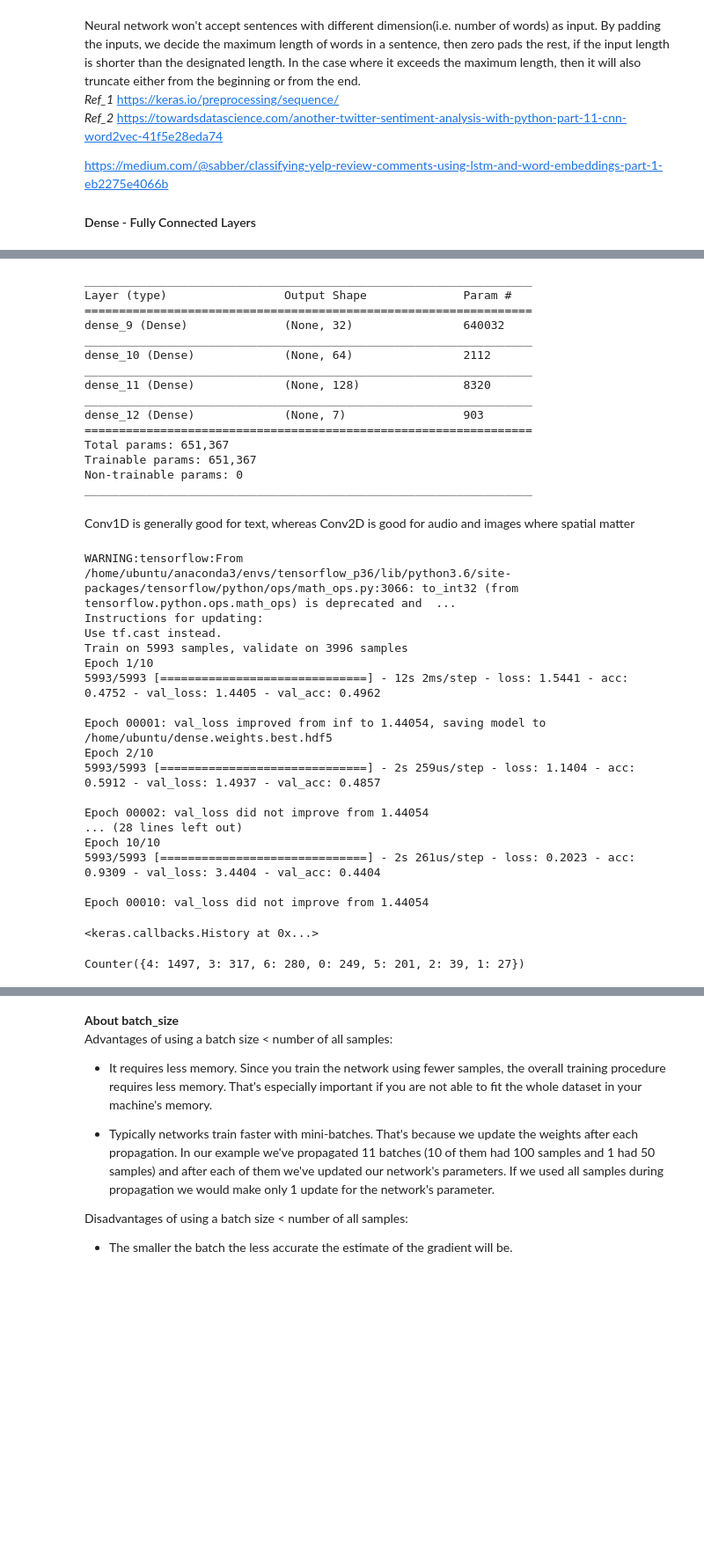
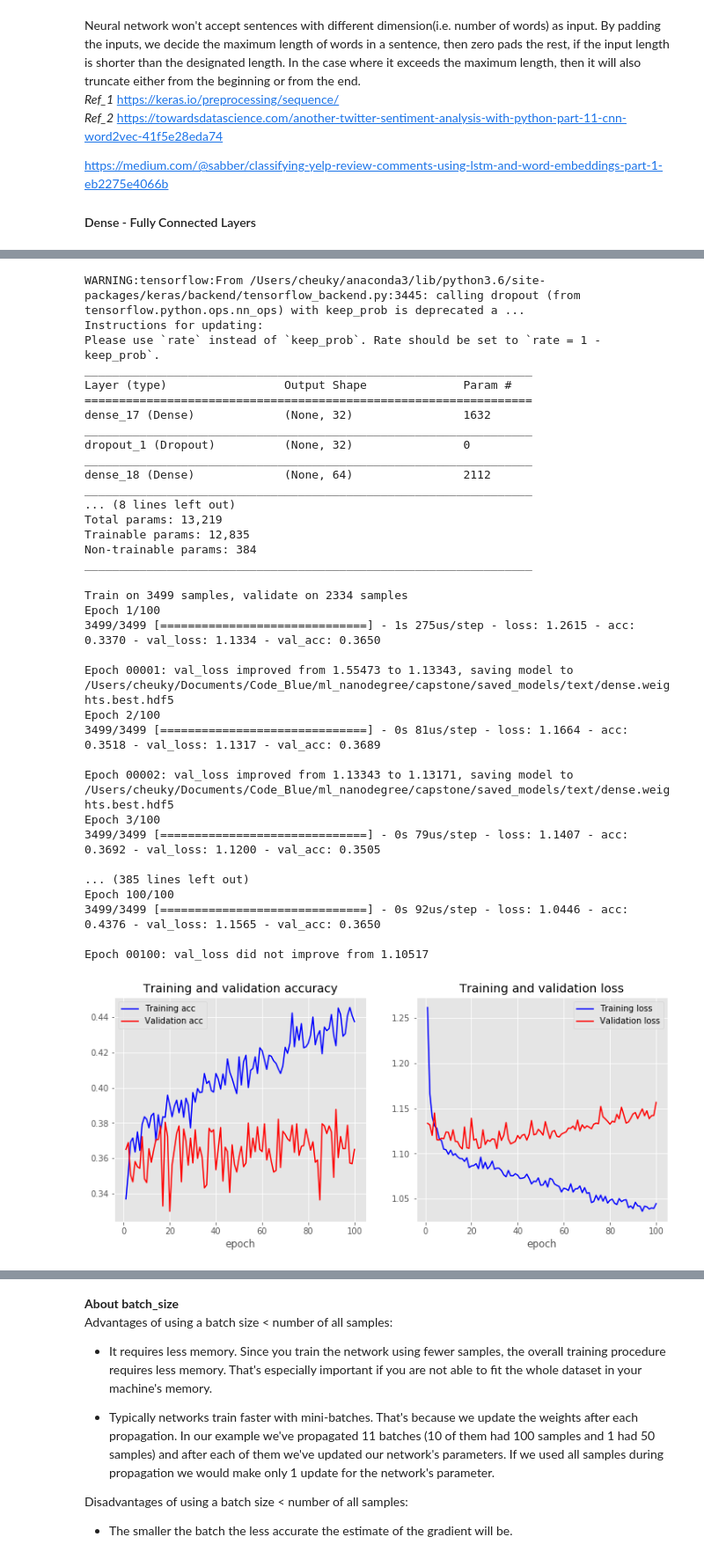
Before and after one commit to zeetaros/ml_nanodegree, a Jupyter notebook: capstone/dev_text_models.ipynb, the cells around one changed output, grey strips where cells are left out. Shown: that part at 88% size. Saved outputs shown, nothing was run; the diff lists cells and outputs as text; code cells hidden in the pictures; blank space fills up the shorter version.

Commit message:
Report: preprocess & re-train Dense model

```diff
--- a/capstone/dev_text_models.ipynb
+++ b/capstone/dev_text_models.ipynb
@@ -203,7 +248,0 @@ x_train
-# %%
-# Prep target labels for emotion analysis
-targets, uniques = pd.factorize(y_train, sort=True)
-y_train = to_categorical(targets, num_classes)
-
-label_map = dict(zip(list(uniques), range(num_classes)))
-label_map
@@ -246,55 +249,54 @@ array([[0., 0., 0., ..., 0., 0., 1.],
 # %%
-dense_checkpts = ModelCheckpoint(filepath=os.path.join(os.getcwd(),'dense.weights.best.hdf5'),
+dense_checkpts = ModelCheckpoint(filepath=os.path.join(os.getcwd(),'saved_models','text','dense.weights.best.hdf5'),
                                verbose=1, save_best_only=True)
 # %%
-num_classes = 7
-
 dense = Sequential()
-dense.add(Dense(32, activation='relu', input_dim=20000))
-# model.add(Dropout(0.2))
+dense.add(Dense(32, activation='relu', input_dim=max_sequence_len))
+dense.add(Dropout(0.2))
 dense.add(Dense(64, activation='relu'))
+dense.add(BatchNormalization())
 dense.add(Dense(128, activation='relu'))
-dense.add(Dense(num_classes, activation='softmax'))
+dense.add(BatchNormalization())
+dense.add(Dense(num_polarities, activation='softmax'))
 dense.compile(optimizer='adam',
               loss='categorical_crossentropy',
               metrics=['accuracy'])
 dense.summary()
 # %% [output]
+WARNING:tensorflow:From /Users/cheuky/anaconda3/lib/python3.6/site-packages/keras/backend/tensorflow_backend.py:3445: calling dropout (from tensorflow.python.ops.nn_ops) with keep_prob is deprecated a ...
+Instructions for updating:
+Please use `rate` instead of `keep_prob`. Rate should be set to `rate = 1 - keep_prob`.
 _________________________________________________________________
 Layer (type)                 Output Shape              Param #
 =================================================================
-dense_9 (Dense)              (None, 32)                640032
+dense_17 (Dense)             (None, 32)                1632
 _________________________________________________________________
-dense_10 (Dense)             (None, 64)                2112
+dropout_1 (Dropout)          (None, 32)                0
 _________________________________________________________________
-dense_11 (Dense)             (None, 128)               8320
+dense_18 (Dense)             (None, 64)                2112
 _________________________________________________________________
-dense_12 (Dense)             (None, 7)                 903
-=================================================================
-Total params: 651,367
-Trainable params: 651,367
-Non-trainable params: 0
+... (8 lines left out)
+Total params: 13,219
+Trainable params: 12,835
+Non-trainable params: 384
 _________________________________________________________________
-# %% [markdown]
-Conv1D is generally good for text, whereas Conv2D is good for audio and images where spatial matter
 # %%
-dense.fit(x_train, y_train, validation_split=0.4, epochs=10, callbacks=[dense_checkpts], verbose=1)
+dense_history=dense.fit(x_train, y_train, validation_split=0.4, epochs=100, callbacks=[dense_checkpts], verbose=1)
 # %% [output]
-WARNING:tensorflow:From /home/ubuntu/anaconda3/envs/tensorflow_p36/lib/python3.6/site-packages/tensorflow/python/ops/math_ops.py:3066: to_int32 (from tensorflow.python.ops.math_ops) is deprecated and  ...
-Instructions for updating:
-Use tf.cast instead.
-Train on 5993 samples, validate on 3996 samples
-Epoch 1/10
-5993/5993 [==============================] - 12s 2ms/step - loss: 1.5441 - acc: 0.4752 - val_loss: 1.4405 - val_acc: 0.4962
+Train on 3499 samples, validate on 2334 samples
+Epoch 1/100
+3499/3499 [==============================] - 1s 275us/step - loss: 1.2615 - acc: 0.3370 - val_loss: 1.1334 - val_acc: 0.3650
 
-Epoch 00001: val_loss improved from inf to 1.44054, saving model to /home/ubuntu/dense.weights.best.hdf5
-Epoch 2/10
-5993/5993 [==============================] - 2s 259us/step - loss: 1.1404 - acc: 0.5912 - val_loss: 1.4937 - val_acc: 0.4857
+Epoch 00001: val_loss improved from 1.55473 to 1.13343, saving model to /Users/cheuky/Documents/Code_Blue/ml_nanodegree/capstone/saved_models/text/dense.weights.best.hdf5
+Epoch 2/100
+3499/3499 [==============================] - 0s 81us/step - loss: 1.1664 - acc: 0.3518 - val_loss: 1.1317 - val_acc: 0.3689
 
-Epoch 00002: val_loss did not improve from 1.44054
-... (28 lines left out)
-Epoch 10/10
-5993/5993 [==============================] - 2s 261us/step - loss: 0.2023 - acc: 0.9309 - val_loss: 3.4404 - val_acc: 0.4404
+Epoch 00002: val_loss improved from 1.13343 to 1.13171, saving model to /Users/cheuky/Documents/Code_Blue/ml_nanodegree/capstone/saved_models/text/dense.weights.best.hdf5
+Epoch 3/100
+3499/3499 [==============================] - 0s 79us/step - loss: 1.1407 - acc: 0.3692 - val_loss: 1.1200 - val_acc: 0.3505
 
-Epoch 00010: val_loss did not improve from 1.44054
+... (385 lines left out)
+Epoch 100/100
+3499/3499 [==============================] - 0s 92us/step - loss: 1.0446 - acc: 0.4376 - val_loss: 1.1565 - val_acc: 0.3650
+
+Epoch 00100: val_loss did not improve from 1.10517
-<keras.callbacks.History at 0x...>
@@ -304,4 +303,4 @@ y_pred_dense = dense.predict_classes(x_test)
-# %%
-Counter(y_pred_dense)
-# %% [output]
-Counter({4: 1497, 3: 317, 6: 280, 0: 249, 5: 201, 2: 39, 1: 27})
+# %%
+plot_history(dense_history)
+# %% [output]
+[figure, added]
```
Also changed, not shown: parts of 27 cells of this notebook.
